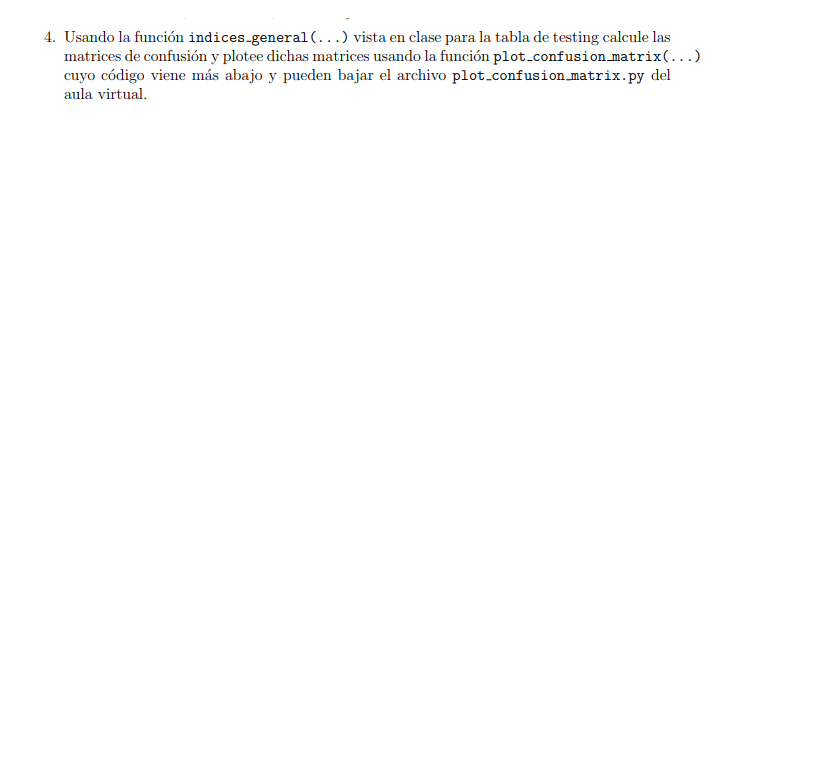
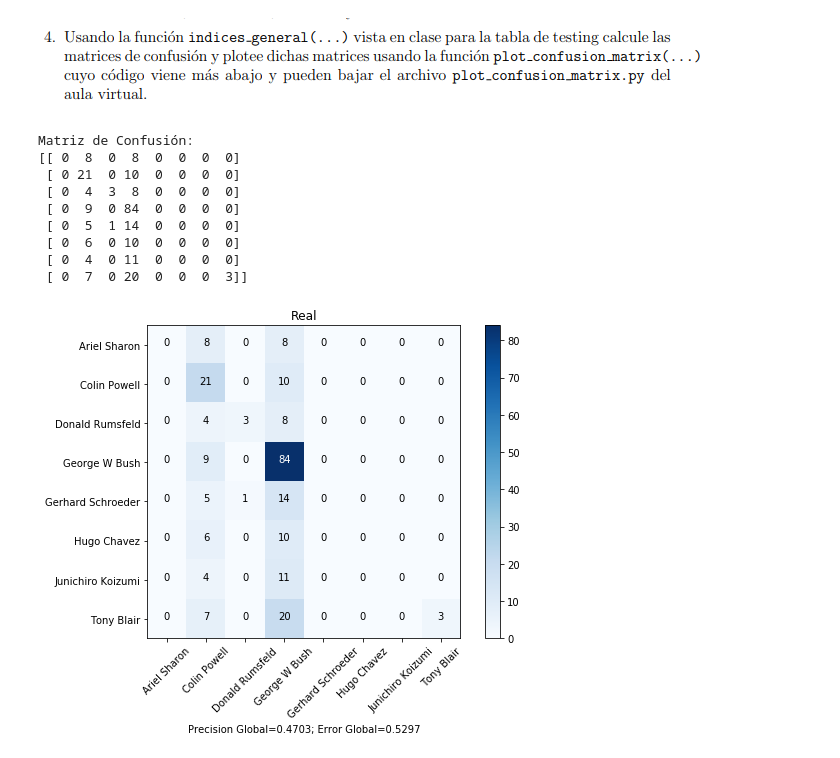
Before and after one commit to AndreyArguedas/Data-Science-Course, a Jupyter notebook: VII Lecture/Tarea6.ipynb, the cells around one changed output. Drawn from its saved outputs; the diff is of its cells as text; code cells hidden in the pictures; blank space fills up the shorter version.

```diff
--- a/VII Lecture/Tarea6.ipynb
+++ b/VII Lecture/Tarea6.ipynb
@@ -584,2 +541,50 @@ Precisión en Testing: 0.47
 # %% [markdown]
 ![c4.PNG](attachment:c4.PNG)
+# %%
+prediccion = instancia_knn_brute.predict(X_test)
+MC = confusion_matrix(y_test, prediccion)
+print("Matriz de Confusión:\n{}".format(MC))
+
+def plot_confusion_matrix(cm, target_names, title = 'Matriz de Confusion',cmap = None, normalize = True):
+    import matplotlib.pyplot as plt
+    import numpy as np
+    import itertools
+
+    accuracy = np.trace(cm) / float(np.sum(cm))
+    misclass = 1 - accuracy
+    if cmap is None:
+        cmap = plt.get_cmap('Blues')
+    if normalize:
+        cm = cm.astype('float') / cm.sum(axis=1)[:, np.newaxis]
+    plt.figure(figsize = (8, 6))
+    plt.imshow(cm, interpolation = 'nearest', cmap = cmap)
+    plt.title(title)
+    plt.colorbar()
+
+    if target_names is not None:
+        tick_marks = np.arange(len(target_names))
+        plt.xticks(tick_marks, target_names, rotation = 45)
+        plt.yticks(tick_marks, target_names)
+
+    thresh = cm.max() / 1.5 if normalize else cm.max() / 2
+    for i, j in itertools.product(range(cm.shape[0]), range(cm.shape[1])):
+        if normalize:
+            plt.text(j, i, "{:0.4f}".format(cm[i, j]), horizontalalignment="center",color="white" if cm[i, j] > thresh else "black")
+        else:
+            plt.text(j, i, "{:,}".format(cm[i, j]), horizontalalignment="center", color="white" if cm[i, j] > thresh else "black")
+    plt.tight_layout()
+    plt.xlabel('Precision Global={:0.4f}; Error Global={:0.4f}'.format(accuracy, misclass))
+
+plot_confusion_matrix(MC, unique_labels(datos_caras['Nombres']), title = "Real",
+normalize = False)
+# %% [output]
+Matriz de Confusión:
+[[ 0  8  0  8  0  0  0  0]
+ [ 0 21  0 10  0  0  0  0]
+ [ 0  4  3  8  0  0  0  0]
+ [ 0  9  0 84  0  0  0  0]
+ [ 0  5  1 14  0  0  0  0]
+ [ 0  6  0 10  0  0  0  0]
+ [ 0  4  0 11  0  0  0  0]
+ [ 0  7  0 20  0  0  0  3]]
+[figure, added]
```
Also changed, not shown: parts of 11 cells of this notebook, 1 other file.
